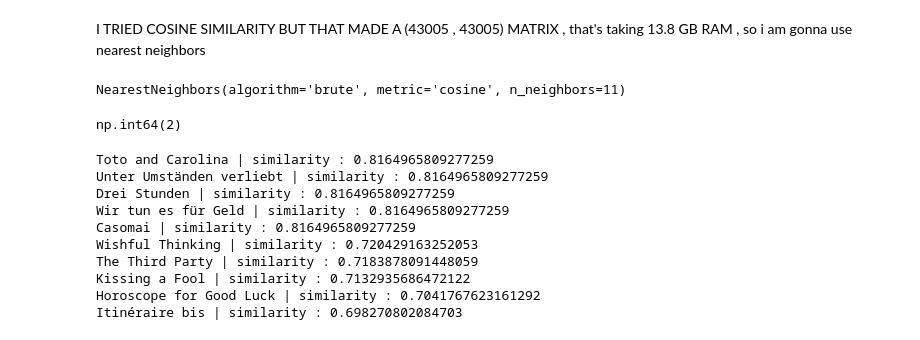
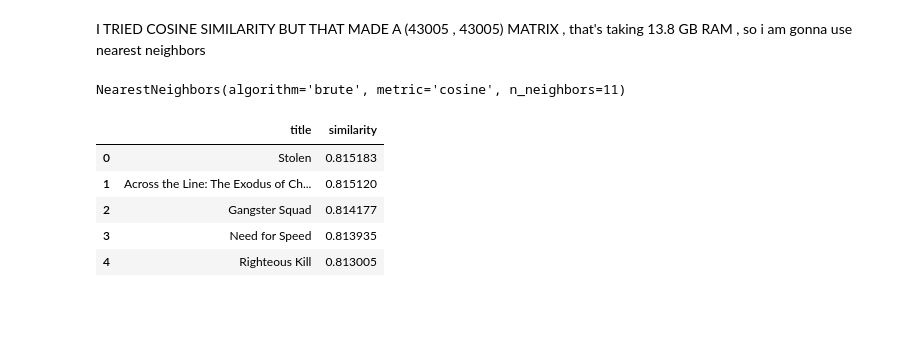
Before and after one commit to Lakshyaraj-Singh-Rao/Movie-recommendation-system, a Jupyter notebook: model.ipynb, the cells around one changed output. Drawn from its saved outputs; the diff is of its cells as text; code cells hidden in the pictures; blank space fills up the shorter version.

```diff
--- a/model.ipynb
+++ b/model.ipynb
@@ -97,36 +97,35 @@ knn.fit(feature_matrix)
 # %% [output]
 NearestNeighbors(algorithm='brute', metric='cosine', n_neighbors=11)
 # %%
-movie_matrix = pd.Series(df.index, index = df['title'])
+movie_matrix = pd.Series(df.index, index = df['title'].str.lower()).drop_duplicates()
-# %%
-movie_matrix['Grumpier Old Men']
-# %% [output]
-np.int64(2)
 # %%
-def recommend_movie(movie_title, n =10):
-    #user can decide hiw many movies he want , the default is 10
+def recommend_movie(movie_title, n = 5):
+    #user can decide how many movies he want, the default is 10
+
+    movie_title = movie_title.lower().strip()
 
     idx = movie_matrix[movie_title]
+
+    result = []
+
+    if movie_title not in indices.index:
+        return "Movie not found!"
 
     distances , movie_indices = knn.kneighbors(feature_matrix[idx] , n_neighbors= n+1)
 
     for dist, mov in zip(distances[0][1:], movie_indices[0][1:]):
         title = df.iloc[mov]['title']
-
         similarity = 1 - dist
 
-        print(title,end = ' ')
-        print("| similarity :", similarity)
+        result.append({'title':title ,'similarity' : similarity})
+
+    return pd.DataFrame(result)
-# %%
-recommend_movie('Grumpier Old Men')
-# %% [output]
-Toto and Carolina | similarity : 0.8164965809277259
-Unter Umständen verliebt | similarity : 0.8164965809277259
-Drei Stunden | similarity : 0.8164965809277259
-Wir tun es für Geld | similarity : 0.8164965809277259
-Casomai | similarity : 0.8164965809277259
-Wishful Thinking | similarity : 0.720429163252053
-The Third Party | similarity : 0.7183878091448059
-Kissing a Fool | similarity : 0.7132935686472122
-Horoscope for Good Luck | similarity : 0.7041767623161292
-Itinéraire bis | similarity : 0.698270802084703
+# %%
+recommend_movie('   hEaT    ')     #case doesn't matter
+# %% [output]
+|  | title | similarity |
+| 0 | Stolen | 0.815183 |
+| 1 | Across the Line: The Exodus of Ch... | 0.815120 |
+| 2 | Gangster Squad | 0.814177 |
+| 3 | Need for Speed | 0.813935 |
+| 4 | Righteous Kill | 0.813005 |
```
